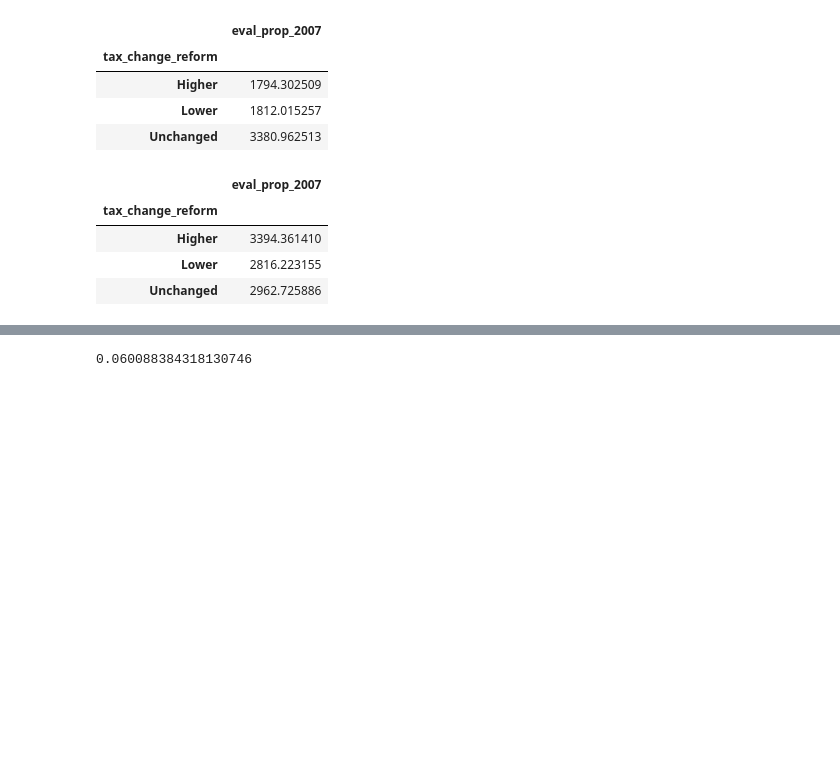
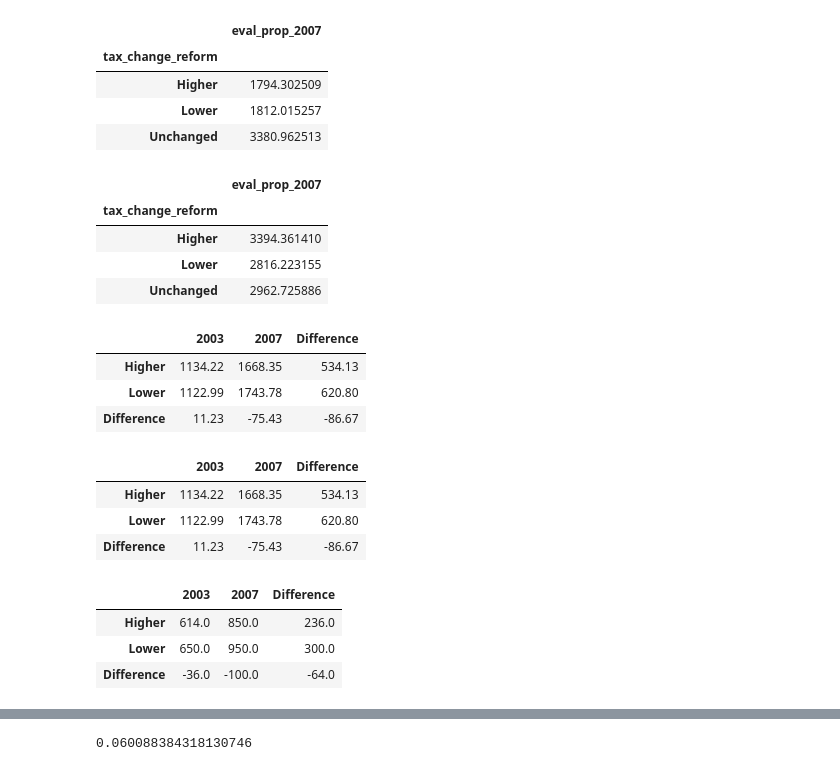
Before and after one commit to jorgenhost/No_taxation_without_capitalization, a Jupyter notebook: 4_main.ipynb, the cells around one changed output, grey strips where cells are left out. Cells and saved outputs as stored; diff of their text form; code cells hidden in the pictures; blank space fills up the shorter version.

```diff
--- a/4_main.ipynb
+++ b/4_main.ipynb
@@ -351,3 +351,78 @@ df_merged_index.groupby('tax_change_reform')[['kommune_old', 'eval_prop_2007']].
 | Higher | 3394.361410 |
 | Lower | 2816.223155 |
 | Unchanged | 2962.725886 |
+# %%
+# Get house prices sold in year 2003 & 2007
+
+df_2003 = df_merged_index[df_merged_index['year']==2003]
+df_2007 = df_merged_index[df_merged_index['year']==2007]
+df1=df_2003.groupby('tax_change_reform')[['kommune_old', 'price']].mean()/1000
+df1=df1['price'].drop('Unchanged', axis=0)
+df2=df_2007.groupby('tax_change_reform')[['kommune_old', 'price']].mean()/1000
+df2=df2['price'].drop('Unchanged', axis=0)
+
+# Make dif-n-dif table
+tab_house_prices=pd.DataFrame([df1, df2]).T
+tab_house_prices.columns=['2003', '2007']
+tab_house_prices['Difference']=tab_house_prices['2007']-tab_house_prices['2003']
+tab_house_prices=tab_house_prices.T
+tab_house_prices['Difference']=tab_house_prices['Higher']-tab_house_prices['Lower']
+tab_house_prices=tab_house_prices.T
+tab_house_prices=tab_house_prices.round(2)
+tab_house_prices=pd.DataFrame(tab_house_prices.to_dict())
+tab_house_prices
+# %% [output]
+|  | 2003 | 2007 | Difference |
+| Higher | 1134.22 | 1668.35 | 534.13 |
+| Lower | 1122.99 | 1743.78 | 620.80 |
+| Difference | 11.23 | -75.43 | -86.67 |
+# %%
+# Get house prices sold in year 2003 & 2007
+
+df_2003 = df_merged_index[df_merged_index['year']==2003]
+df_2007 = df_merged_index[df_merged_index['year']==2007]
+df1=df_2003.groupby('tax_change_reform')[['kommune_old', 'price']].mean()/1000
+df1=df1['price'].drop('Unchanged', axis=0)
+df2=df_2007.groupby('tax_change_reform')[['kommune_old', 'price']].mean()/1000
+df2=df2['price'].drop('Unchanged', axis=0)
+
+# Make dif-n-dif table
+tab_house_prices=pd.DataFrame([df1, df2]).T
+tab_house_prices.columns=['2003', '2007']
+tab_house_prices['Difference']=tab_house_prices['2007']-tab_house_prices['2003']
+tab_house_prices=tab_house_prices.T
+tab_house_prices['Difference']=tab_house_prices['Higher']-tab_house_prices['Lower']
+tab_house_prices=tab_house_prices.T
+tab_house_prices=tab_house_prices.round(2)
+tab_house_prices=pd.DataFrame(tab_house_prices.to_dict())
+tab_house_prices
+# %% [output]
+|  | 2003 | 2007 | Difference |
+| Higher | 1134.22 | 1668.35 | 534.13 |
+| Lower | 1122.99 | 1743.78 | 620.80 |
+| Difference | 11.23 | -75.43 | -86.67 |
+# %%
+# Get house prices sold in year 2003 & 2007
+
+df_2003 = df_merged_index[df_merged_index['year']==2003]
+df_2007 = df_merged_index[df_merged_index['year']==2007]
+df1=df_2003.groupby('tax_change_reform')[['kommune_old', 'price']].quantile(.25)/1000
+df1=df1['price'].drop('Unchanged', axis=0)
+df2=df_2007.groupby('tax_change_reform')[['kommune_old', 'price']].quantile(.25)/1000
+df2=df2['price'].drop('Unchanged', axis=0)
+
+# Make dif-n-dif table
+tab_house_prices_q25=pd.DataFrame([df1, df2]).T
+tab_house_prices_q25.columns=['2003', '2007']
+tab_house_prices_q25['Difference']=tab_house_prices_q25['2007']-tab_house_prices_q25['2003']
+tab_house_prices_q25=tab_house_prices_q25.T
+tab_house_prices_q25['Difference']=tab_house_prices_q25['Higher']-tab_house_prices_q25['Lower']
+tab_house_prices_q25=tab_house_prices_q25.T
+tab_house_prices_q25=tab_house_prices_q25.round(2)
+tab_house_prices_q25=pd.DataFrame(tab_house_prices_q25.to_dict())
+tab_house_prices_q25
+# %% [output]
+|  | 2003 | 2007 | Difference |
+| Higher | 614.0 | 850.0 | 236.0 |
+| Lower | 650.0 | 950.0 | 300.0 |
+| Difference | -36.0 | -100.0 | -64.0 |
```
Also changed, not shown: parts of 17 cells of this notebook, 23 other files.
